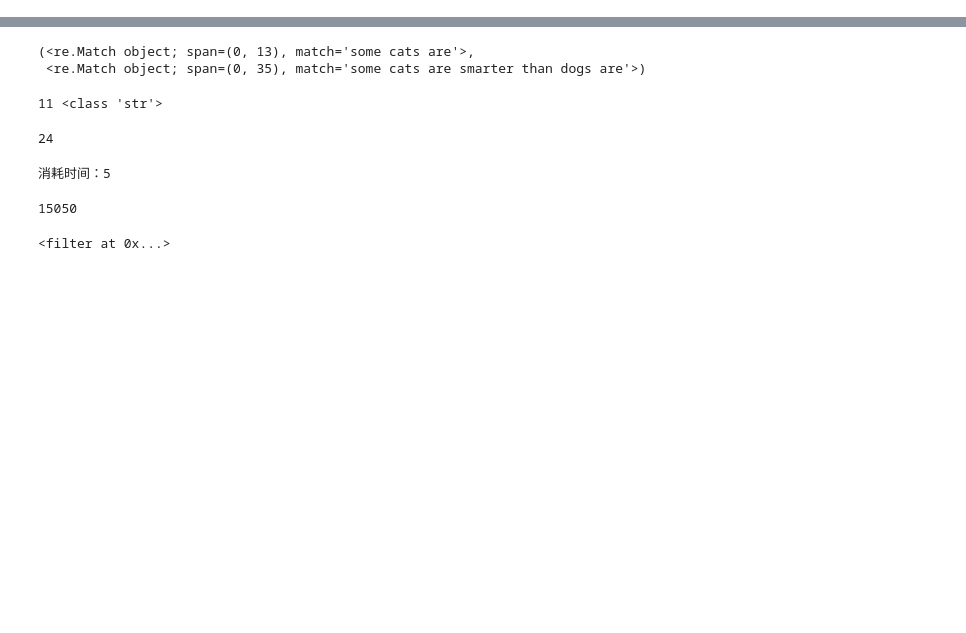
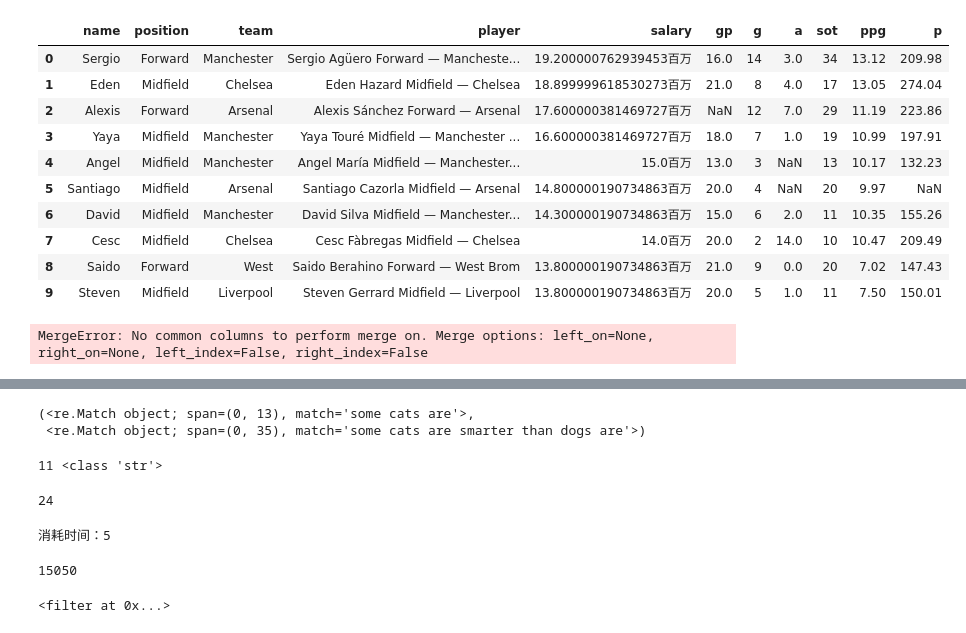
Before and after one commit to Marquis0065/pycharm_token2, a Jupyter notebook: jupyter.ipynb, the cells around one changed output, grey strips where cells are left out. Saved outputs shown, nothing was run; the diff lists cells and outputs as text; code cells hidden in the pictures; blank space fills up the shorter version.

```diff
--- a/jupyter.ipynb
+++ b/jupyter.ipynb
@@ -0,0 +225,20 @@
+# %%
+football_new = football_add.join(football)
+football_new
+# %% [output]
+|  | name | position | team | player | salary | gp | g | a | sot | ppg | p |
+| 0 | Sergio | Forward | Manchester | Sergio Agüero Forward — Mancheste... | 19.200000762939453百万 | 16.0 | 14 | 3.0 | 34 | 13.12 | 209.98 |
+| 1 | Eden | Midfield | Chelsea | Eden Hazard Midfield — Chelsea | 18.899999618530273百万 | 21.0 | 8 | 4.0 | 17 | 13.05 | 274.04 |
+| 2 | Alexis | Forward | Arsenal | Alexis Sánchez Forward — Arsenal | 17.600000381469727百万 | NaN | 12 | 7.0 | 29 | 11.19 | 223.86 |
+| 3 | Yaya | Midfield | Manchester | Yaya Touré Midfield — Manchester ... | 16.600000381469727百万 | 18.0 | 7 | 1.0 | 19 | 10.99 | 197.91 |
+| 4 | Angel | Midfield | Manchester | Angel María Midfield — Manchester... | 15.0百万 | 13.0 | 3 | NaN | 13 | 10.17 | 132.23 |
+| 5 | Santiago | Midfield | Arsenal | Santiago Cazorla Midfield — Arsenal | 14.800000190734863百万 | 20.0 | 4 | NaN | 20 | 9.97 | NaN |
+| 6 | David | Midfield | Manchester | David Silva Midfield — Manchester... | 14.300000190734863百万 | 15.0 | 6 | 2.0 | 11 | 10.35 | 155.26 |
+| 7 | Cesc | Midfield | Chelsea | Cesc Fàbregas Midfield — Chelsea | 14.0百万 | 20.0 | 2 | 14.0 | 10 | 10.47 | 209.49 |
+| 8 | Saido | Forward | West | Saido Berahino Forward — West Brom | 13.800000190734863百万 | 21.0 | 9 | 0.0 | 20 | 7.02 | 147.43 |
+| 9 | Steven | Midfield | Liverpool | Steven Gerrard Midfield — Liverpool | 13.800000190734863百万 | 20.0 | 5 | 1.0 | 11 | 7.50 | 150.01 |
+# %%
+football_add = football.player.str.split('[ -]',expand=True).loc[:,[0,2,4]]
+football_add.columns = ['name','position','team']
+# %% [output]
+MergeError: No common columns to perform merge on. Merge options: left_on=None, right_on=None, left_index=False, right_index=False
```
Also changed, not shown: parts of 130 cells of this notebook, 1 other file.
